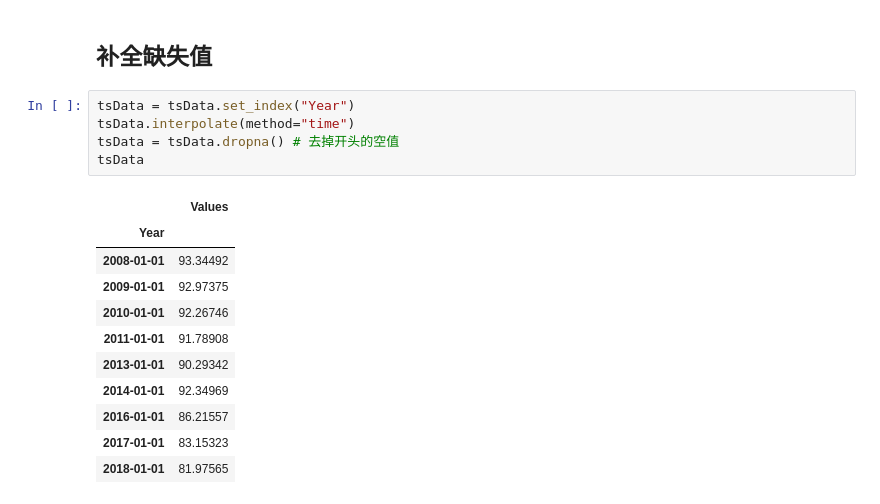
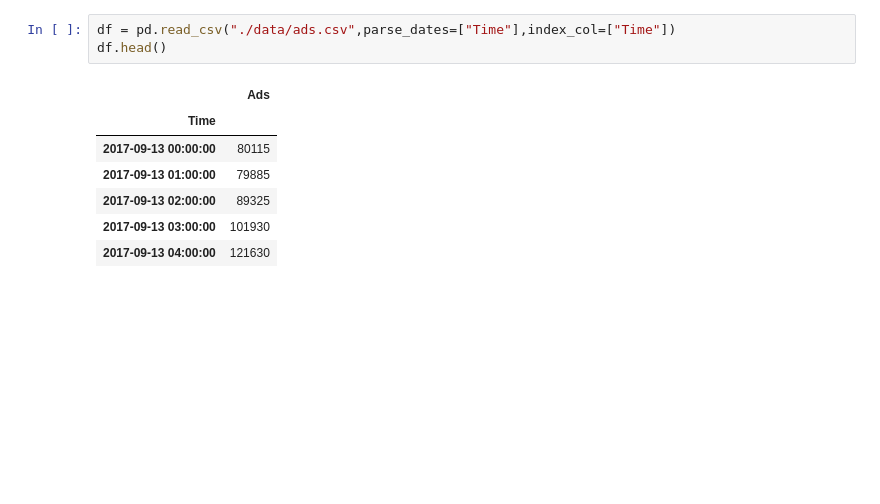
Before and after one commit to Ziqi-Yang/math_modeling_scripts, a Jupyter notebook: modeling_algorithms/时间序列分析-TimeSeriesAnalysis/pmdarima.ipynb, the cells around one changed output. Drawn from its saved outputs; the diff is of its cells as text; blank space fills up the shorter version.

```diff
--- a/modeling_algorithms/时间序列分析-TimeSeriesAnalysis/pmdarima.ipynb
+++ b/modeling_algorithms/时间序列分析-TimeSeriesAnalysis/pmdarima.ipynb
@@ -78,20 +17,12 @@ tsData
-# %% [markdown]
-## 补全缺失值
-# %%
-tsData = tsData.set_index("Year")
-tsData.interpolate(method="time")
-tsData = tsData.dropna() # 去掉开头的空值
-tsData
-# %% [output]
-|  | Values |
-| Year |  |
-| 2008-01-01 | 93.34492 |
-| 2009-01-01 | 92.97375 |
-| 2010-01-01 | 92.26746 |
-| 2011-01-01 | 91.78908 |
-| 2013-01-01 | 90.29342 |
-| 2014-01-01 | 92.34969 |
-| 2016-01-01 | 86.21557 |
-| 2017-01-01 | 83.15323 |
-| 2018-01-01 | 81.97565 |
+# %%
+df = pd.read_csv("./data/ads.csv",parse_dates=["Time"],index_col=["Time"])
+df.head()
+# %% [output]
+|  | Ads |
+| Time |  |
+| 2017-09-13 00:00:00 | 80115 |
+| 2017-09-13 01:00:00 | 79885 |
+| 2017-09-13 02:00:00 | 89325 |
+| 2017-09-13 03:00:00 | 101930 |
+| 2017-09-13 04:00:00 | 121630 |
 # %%
```
Also changed, not shown: parts of 12 cells of this notebook, 3 other files.
